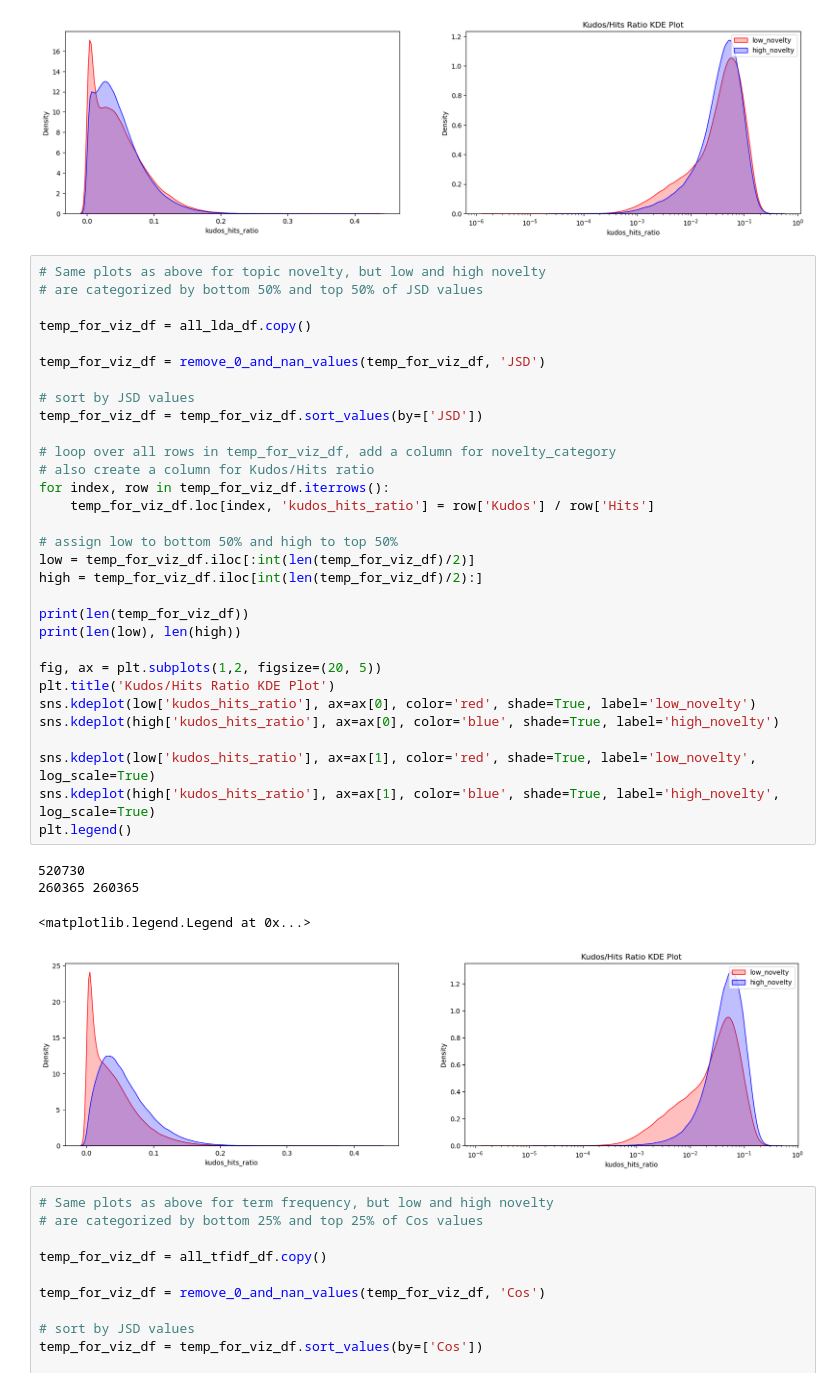
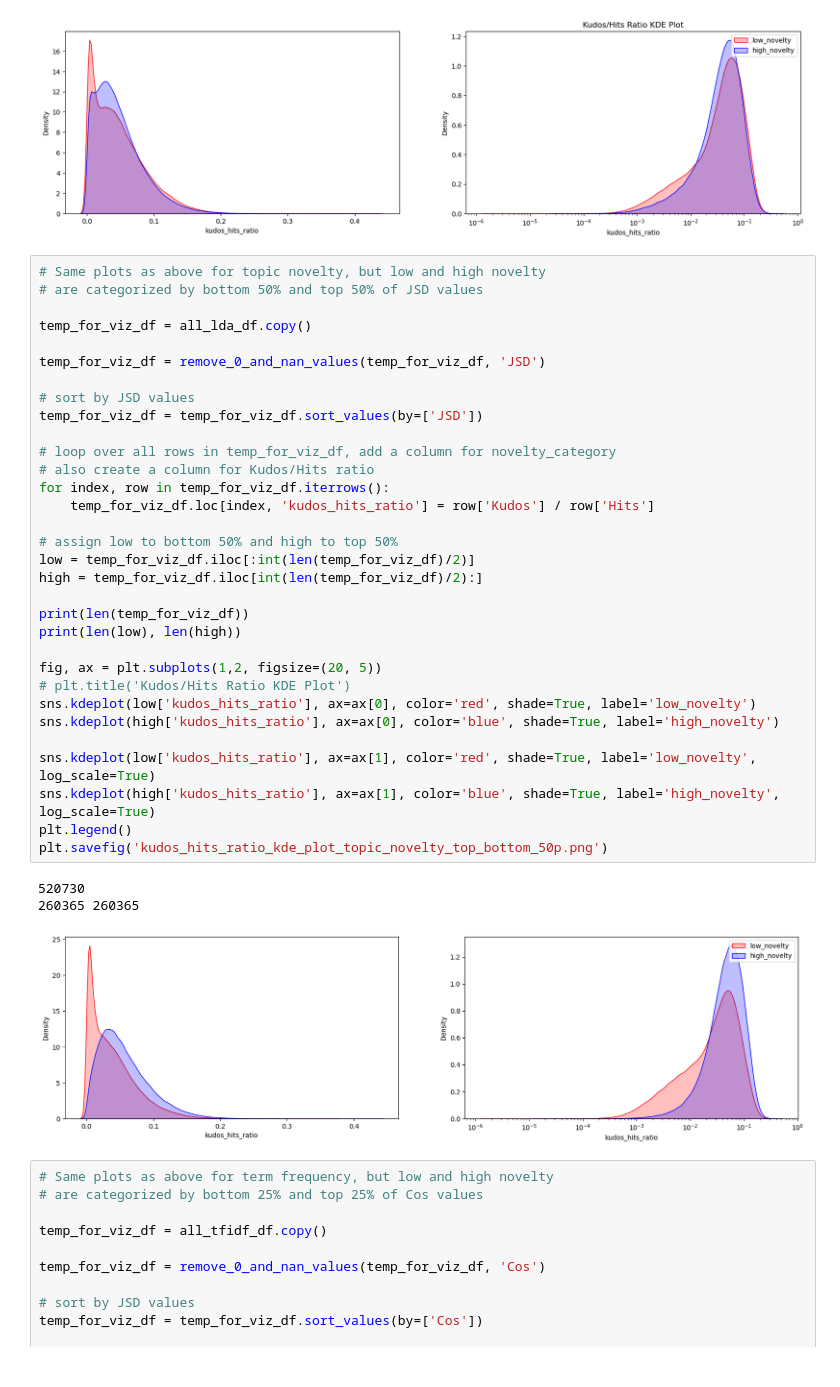
Before and after one commit to DevinW-sudo/ao3, a Jupyter notebook: exps/20230203_kudos_to_hits_kdes/20230127_kde_explore.ipynb, the cells around one changed output. Cells and saved outputs as stored; diff of their text form.

Commit message:
fixed axes for 2d kde plots

```diff
--- a/exps/20230203_kudos_to_hits_kdes/20230127_kde_explore.ipynb
+++ b/exps/20230203_kudos_to_hits_kdes/20230127_kde_explore.ipynb
@@ -280,36 +280,36 @@ plt.legend()
 
 temp_for_viz_df = all_lda_df.copy()
 
 temp_for_viz_df = remove_0_and_nan_values(temp_for_viz_df, 'JSD')
 
 # sort by JSD values
 temp_for_viz_df = temp_for_viz_df.sort_values(by=['JSD'])
 
 # loop over all rows in temp_for_viz_df, add a column for novelty_category
 # also create a column for Kudos/Hits ratio
 for index, row in temp_for_viz_df.iterrows():
     temp_for_viz_df.loc[index, 'kudos_hits_ratio'] = row['Kudos'] / row['Hits']
 
 # assign low to bottom 50% and high to top 50%
 low = temp_for_viz_df.iloc[:int(len(temp_for_viz_df)/2)]
 high = temp_for_viz_df.iloc[int(len(temp_for_viz_df)/2):]
 
 print(len(temp_for_viz_df))
 print(len(low), len(high))
 
 fig, ax = plt.subplots(1,2, figsize=(20, 5))
-plt.title('Kudos/Hits Ratio KDE Plot')
+# plt.title('Kudos/Hits Ratio KDE Plot')
 sns.kdeplot(low['kudos_hits_ratio'], ax=ax[0], color='red', shade=True, label='low_novelty')
 sns.kdeplot(high['kudos_hits_ratio'], ax=ax[0], color='blue', shade=True, label='high_novelty')
 
 sns.kdeplot(low['kudos_hits_ratio'], ax=ax[1], color='red', shade=True, label='low_novelty', log_scale=True)
 sns.kdeplot(high['kudos_hits_ratio'], ax=ax[1], color='blue', shade=True, label='high_novelty', log_scale=True)
 plt.legend()
+plt.savefig('kudos_hits_ratio_kde_plot_topic_novelty_top_bottom_50p.png')
 # %% [output]
 520730
 260365 260365
-<matplotlib.legend.Legend at 0x...>
-[figure, old version]
+[figure, new version]
 # %%
 # Same plots as above for term frequency, but low and high novelty
 # are categorized by bottom 25% and top 25% of Cos values
```
Also changed, not shown: parts of 3 cells of this notebook.
